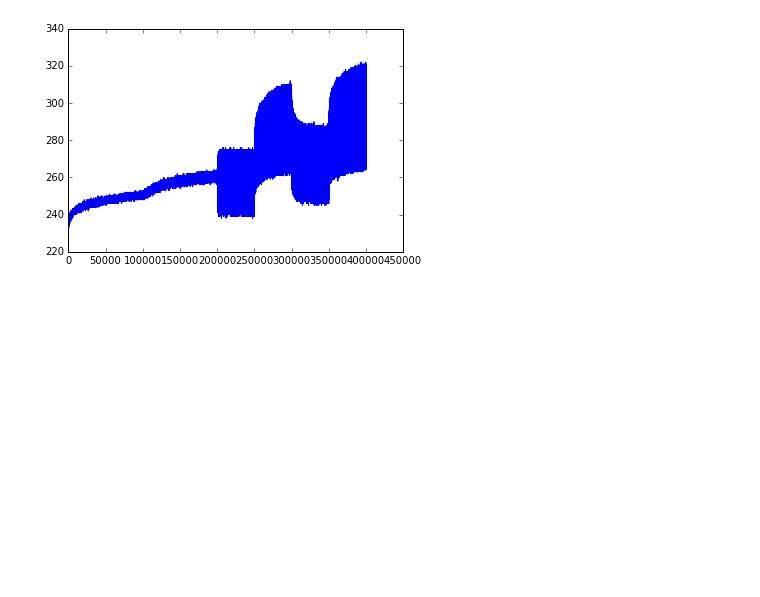
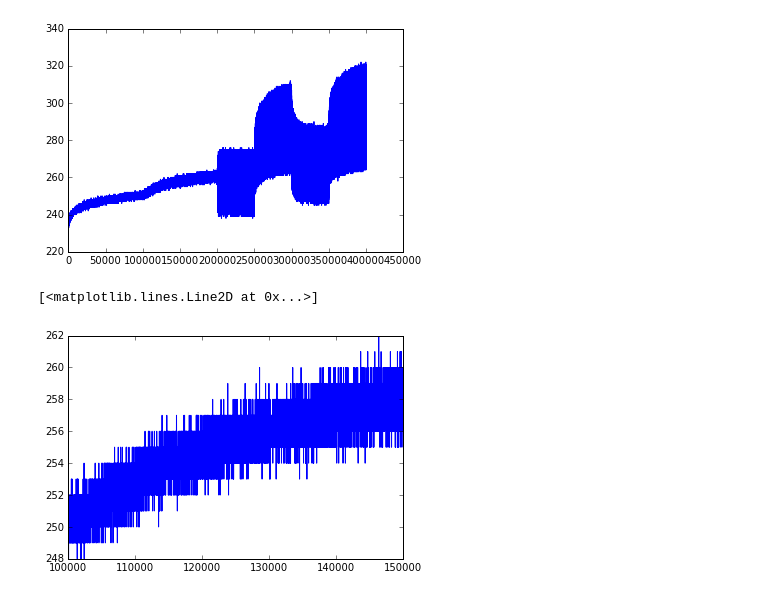
Before and after one commit to FryeT/dongli, a Jupyter notebook: dl_G375_1/dl_G375_1.ipynb, the cells around one changed output. Cells and saved outputs as stored; diff of their text form; code cells hidden in the pictures; blank space fills up the shorter version.

```diff
--- a/dl_G375_1/dl_G375_1.ipynb
+++ b/dl_G375_1/dl_G375_1.ipynb
@@ -55,3 +45,8 @@ plt.plot(df['孔压'])
 # %% [output]
 [<matplotlib.lines.Line2D at 0x...>]
 [figure]
+# %%
+plt.plot(df['孔压'][100000:150000])
+# %% [output]
+[<matplotlib.lines.Line2D at 0x...>]
+[figure, added]
```
Also changed, not shown: parts of 4 cells of this notebook, 9 other files.
